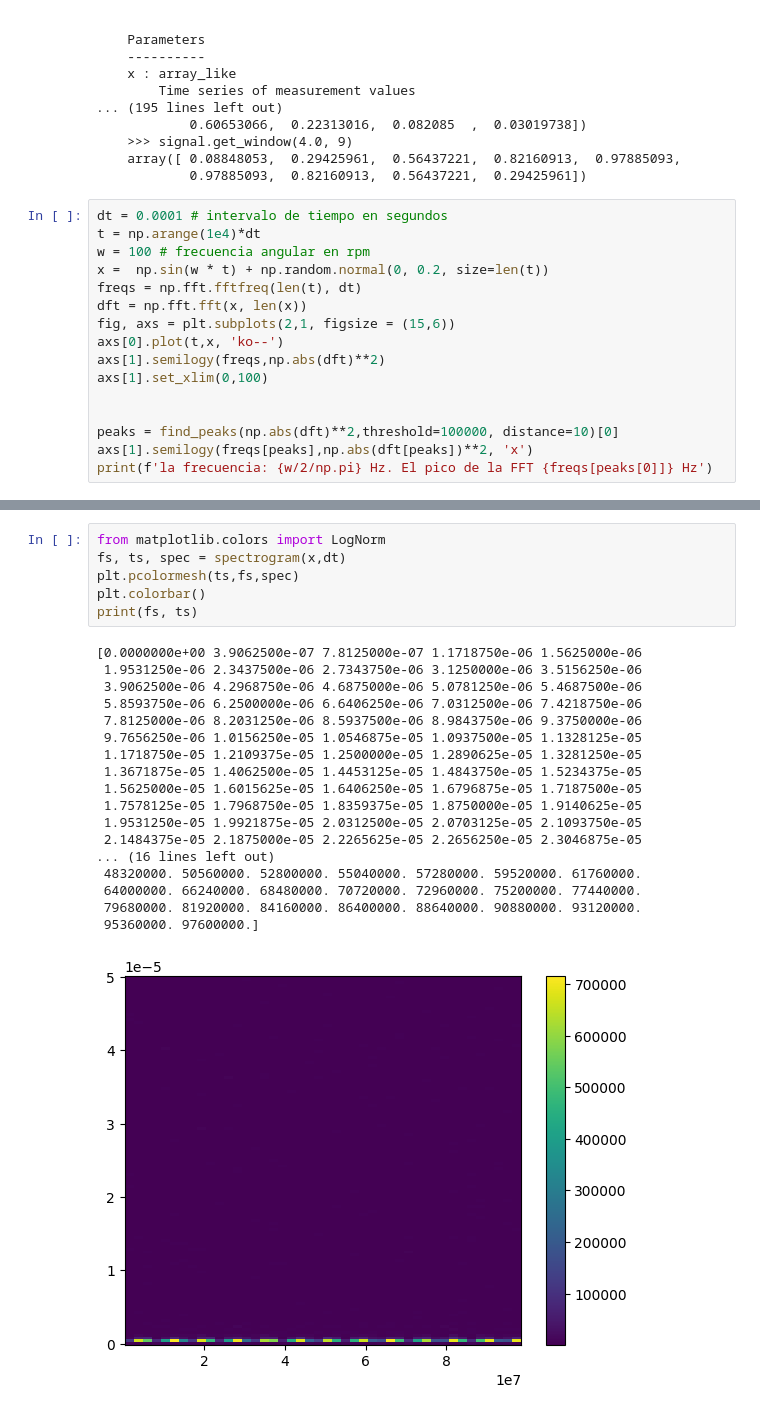
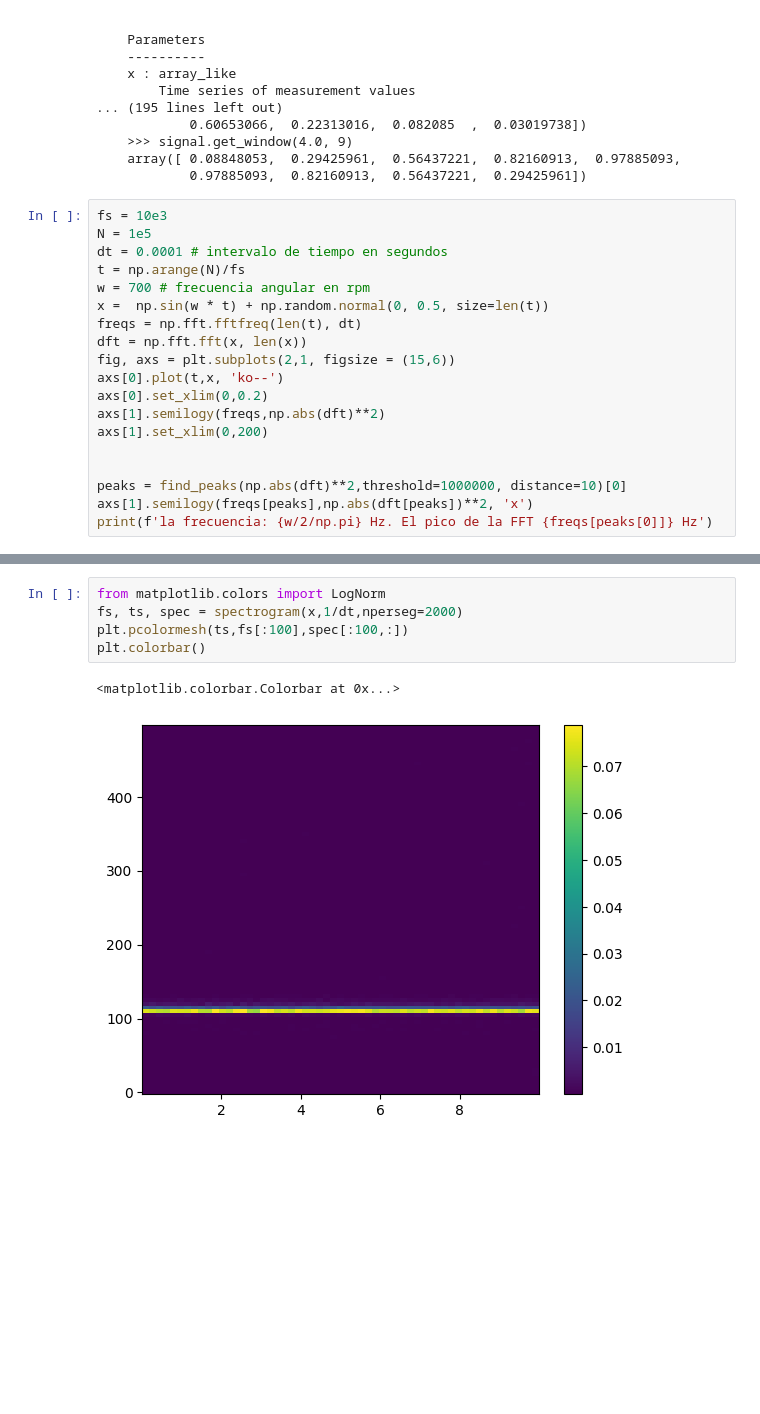
Before and after one commit to sebastlop/series-temporales-machine-learning, a Jupyter notebook: Apuntes/Tema-4/Tema-4-analisis-fourier.ipynb, the cells around one changed output, grey strips where cells are left out. Drawn from its saved outputs; the diff is of its cells as text; blank space fills up the shorter version.

```diff
--- a/Apuntes/Tema-4/Tema-4-analisis-fourier.ipynb
+++ b/Apuntes/Tema-4/Tema-4-analisis-fourier.ipynb
@@ -249,19 +249,22 @@ spectrogram(x, fs=1.0, window=('tukey', 0.25), nperseg=None, noverlap=None, nfft
     array([ 0.08848053,  0.29425961,  0.56437221,  0.82160913,  0.97885093,
             0.97885093,  0.82160913,  0.56437221,  0.29425961])
 # %%
+fs = 10e3
+N = 1e5
 dt = 0.0001 # intervalo de tiempo en segundos
-t = np.arange(1e4)*dt
-w = 100 # frecuencia angular en rpm
-x =  np.sin(w * t) + np.random.normal(0, 0.2, size=len(t))
+t = np.arange(N)/fs
+w = 700 # frecuencia angular en rpm
+x =  np.sin(w * t) + np.random.normal(0, 0.5, size=len(t))
 freqs = np.fft.fftfreq(len(t), dt)
 dft = np.fft.fft(x, len(x))
 fig, axs = plt.subplots(2,1, figsize = (15,6))
 axs[0].plot(t,x, 'ko--')
+axs[0].set_xlim(0,0.2)
 axs[1].semilogy(freqs,np.abs(dft)**2)
-axs[1].set_xlim(0,100)
+axs[1].set_xlim(0,200)
 
 
-peaks = find_peaks(np.abs(dft)**2,threshold=100000, distance=10)[0]
+peaks = find_peaks(np.abs(dft)**2,threshold=1000000, distance=10)[0]
 axs[1].semilogy(freqs[peaks],np.abs(dft[peaks])**2, 'x')
 print(f'la frecuencia: {w/2/np.pi} Hz. El pico de la FFT {freqs[peaks[0]]} Hz')
 # %% [output]
@@ -270,25 +273,8 @@ la frecuencia: 15.915494309189533 Hz. El pico de la FFT 16.0 Hz
 # %%
 from matplotlib.colors import LogNorm
-fs, ts, spec = spectrogram(x,dt)
-plt.pcolormesh(ts,fs,spec)
+fs, ts, spec = spectrogram(x,1/dt,nperseg=2000)
+plt.pcolormesh(ts,fs[:100],spec[:100,:])
 plt.colorbar()
-print(fs, ts)
 # %% [output]
-[0.0000000e+00 3.9062500e-07 7.8125000e-07 1.1718750e-06 1.5625000e-06
- 1.9531250e-06 2.3437500e-06 2.7343750e-06 3.1250000e-06 3.5156250e-06
- 3.9062500e-06 4.2968750e-06 4.6875000e-06 5.0781250e-06 5.4687500e-06
- 5.8593750e-06 6.2500000e-06 6.6406250e-06 7.0312500e-06 7.4218750e-06
- 7.8125000e-06 8.2031250e-06 8.5937500e-06 8.9843750e-06 9.3750000e-06
- 9.7656250e-06 1.0156250e-05 1.0546875e-05 1.0937500e-05 1.1328125e-05
- 1.1718750e-05 1.2109375e-05 1.2500000e-05 1.2890625e-05 1.3281250e-05
- 1.3671875e-05 1.4062500e-05 1.4453125e-05 1.4843750e-05 1.5234375e-05
- 1.5625000e-05 1.6015625e-05 1.6406250e-05 1.6796875e-05 1.7187500e-05
- 1.7578125e-05 1.7968750e-05 1.8359375e-05 1.8750000e-05 1.9140625e-05
- 1.9531250e-05 1.9921875e-05 2.0312500e-05 2.0703125e-05 2.1093750e-05
- 2.1484375e-05 2.1875000e-05 2.2265625e-05 2.2656250e-05 2.3046875e-05
-... (16 lines left out)
- 48320000. 50560000. 52800000. 55040000. 57280000. 59520000. 61760000.
- 64000000. 66240000. 68480000. 70720000. 72960000. 75200000. 77440000.
- 79680000. 81920000. 84160000. 86400000. 88640000. 90880000. 93120000.
- 95360000. 97600000.]
+<matplotlib.colorbar.Colorbar at 0x...>
-[figure, old version]
+[figure, new version]
```
Also changed, not shown: parts of 1 cell of this notebook.
